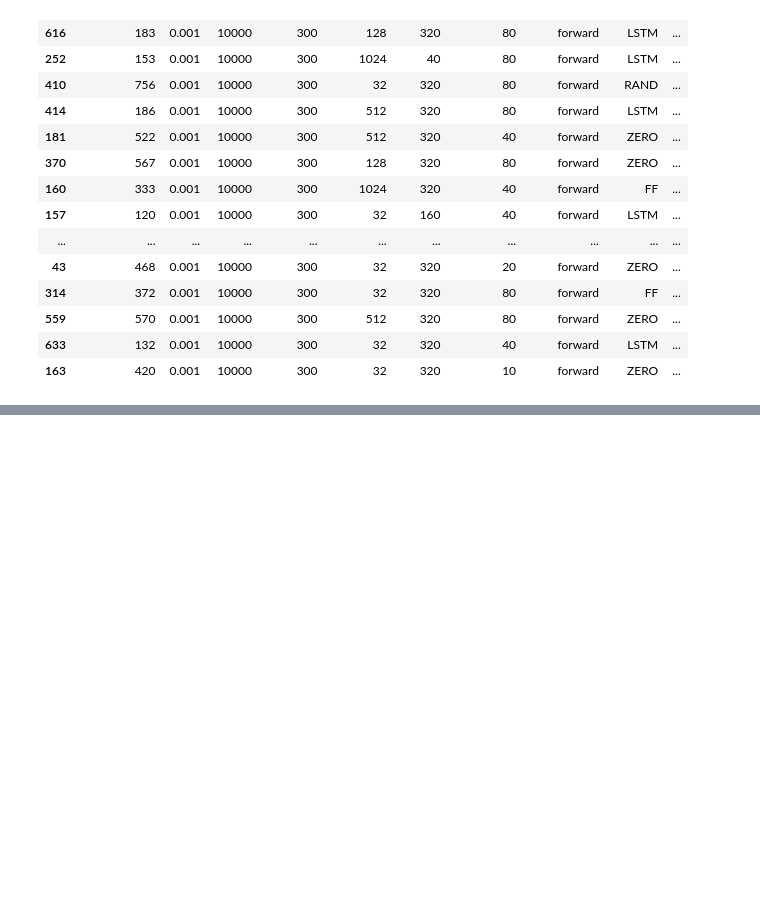
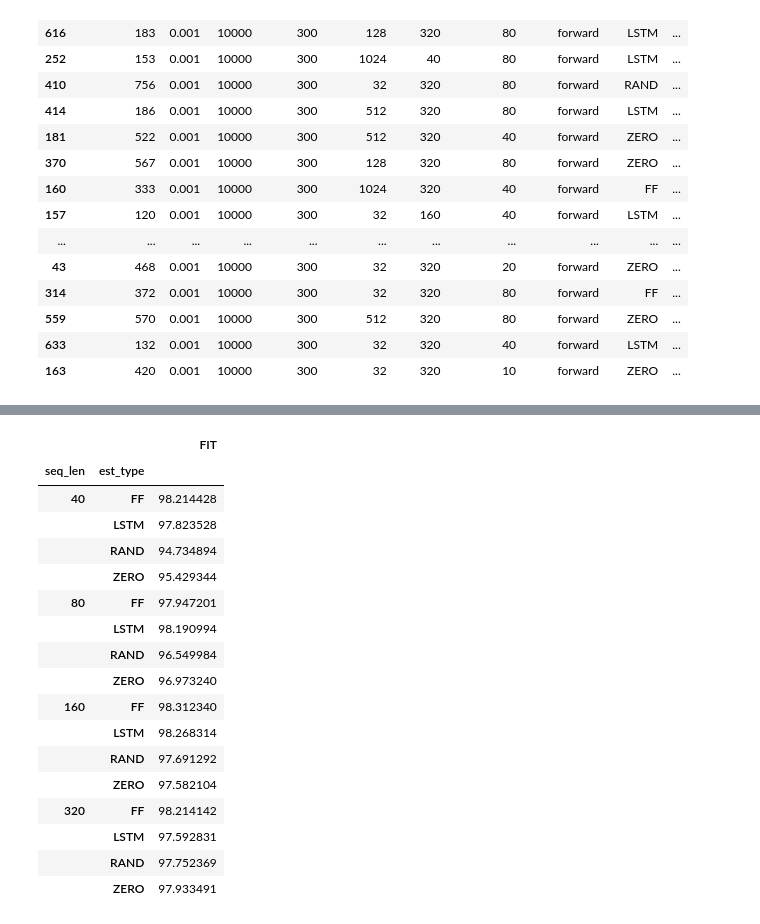
Before and after one commit to forgi86/sysid-neural-estimator, a Jupyter notebook: examples/wh2009/does/doe5_eval.ipynb, the cells around one changed output, grey strips where cells are left out. Saved outputs shown, nothing was run; the diff lists cells and outputs as text; code cells hidden in the pictures; blank space fills up the shorter version.

```diff
--- a/examples/wh2009/does/doe5_eval.ipynb
+++ b/examples/wh2009/does/doe5_eval.ipynb
@@ -146,0 +195,21 @@ sns.despine(fig=g.fig, left=True)
+# %%
+df_short_est.groupby(["seq_len", "est_type"])[["FIT"]].median()
+# %% [output]
+|  |  | FIT |
+| seq_len | est_type |  |
+| 40 | FF | 98.214428 |
+|  | LSTM | 97.823528 |
+|  | RAND | 94.734894 |
+|  | ZERO | 95.429344 |
+| 80 | FF | 97.947201 |
+|  | LSTM | 98.190994 |
+|  | RAND | 96.549984 |
+|  | ZERO | 96.973240 |
+| 160 | FF | 98.312340 |
+|  | LSTM | 98.268314 |
+|  | RAND | 97.691292 |
+|  | ZERO | 97.582104 |
+| 320 | FF | 98.214142 |
+|  | LSTM | 97.592831 |
+|  | RAND | 97.752369 |
+|  | ZERO | 97.933491 |
```
Also changed, not shown: parts of 18 cells of this notebook, 2 other files.
